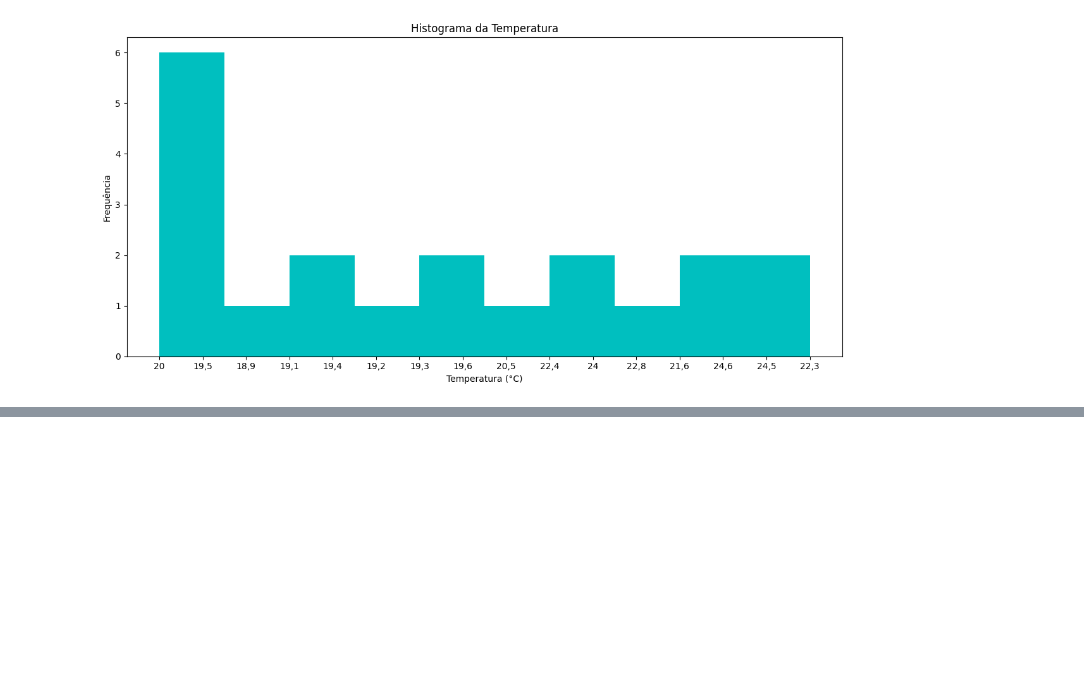
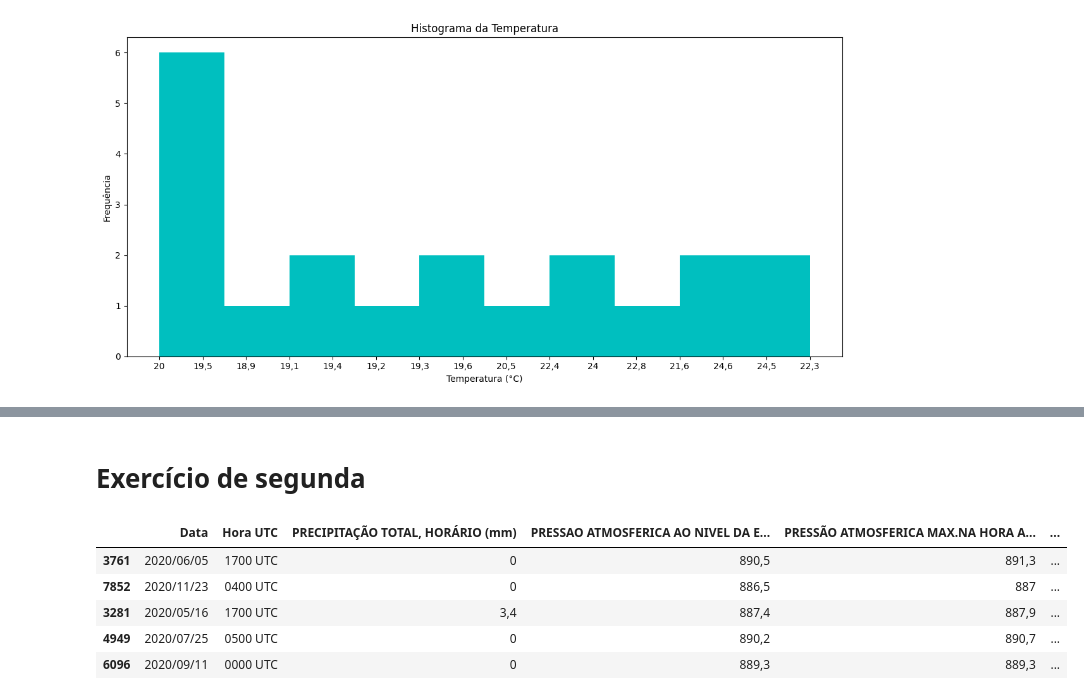
Before and after one commit to reprograma/on35-python-s11-pandas-numpy-I, a Jupyter notebook: exercicios/para-sala/exercicio.ipynb, the cells around one changed output, grey strips where cells are left out. Cells and saved outputs as stored; diff of their text form; code cells hidden in the pictures; blank space fills up the shorter version.

```diff
--- a/exercicios/para-sala/exercicio.ipynb
+++ b/exercicios/para-sala/exercicio.ipynb
@@ -332,0 +365,2 @@ plt.show()
+# %% [markdown]
+# Exercício de segunda
@@ -332,0 +373,9 @@ plt.show()
+# %%
+df_amostra.head()
+# %% [output]
+|  | Data | Hora UTC | PRECIPITAÇÃO TOTAL, HORÁRIO (mm) | PRESSAO ATMOSFERICA AO NIVEL DA E... | PRESSÃO ATMOSFERICA MAX.NA HORA A... | ... |
+| 3761 | 2020/06/05 | 1700 UTC | 0 | 890,5 | 891,3 | ... |
+| 7852 | 2020/11/23 | 0400 UTC | 0 | 886,5 | 887 | ... |
+| 3281 | 2020/05/16 | 1700 UTC | 3,4 | 887,4 | 887,9 | ... |
+| 4949 | 2020/07/25 | 0500 UTC | 0 | 890,2 | 890,7 | ... |
+| 6096 | 2020/09/11 | 0000 UTC | 0 | 889,3 | 889,3 | ... |
```
Also changed, not shown: parts of 21 cells of this notebook, 1 other file.
